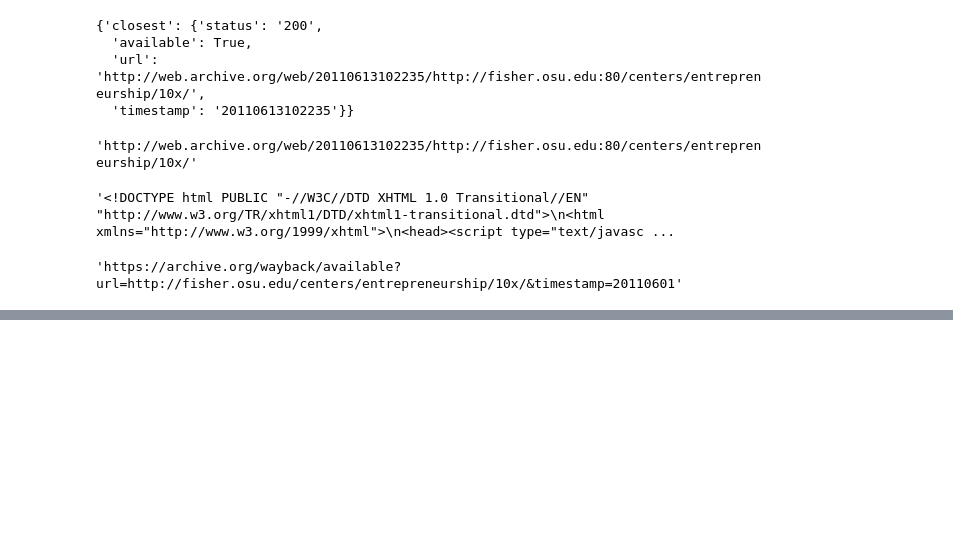
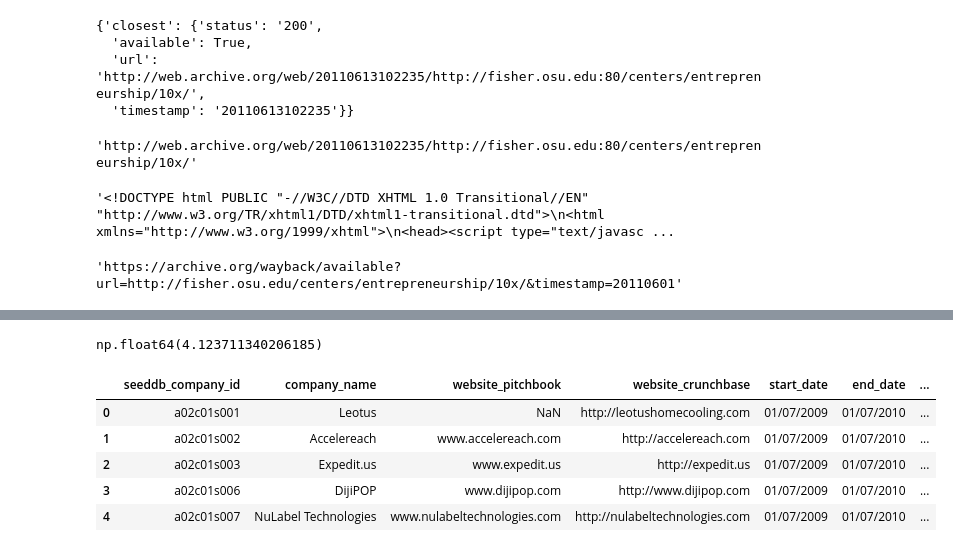
Before and after one commit to alex26626/accelerators_analysis, a Jupyter notebook: accelerators_download.ipynb, the cells around one changed output, grey strips where cells are left out. Saved outputs shown, nothing was run; the diff lists cells and outputs as text; code cells hidden in the pictures; blank space fills up the shorter version.

```diff
--- a/accelerators_download.ipynb
+++ b/accelerators_download.ipynb
@@ -648,0 +664,3 @@ store_page(wayback_url=clean_url,
+# %%
+startups = pd.read_csv('/Users/jing/Documents/RaShips/accelerators/Siti startup per Alex Lucchini.csv')
+startups.head()
@@ -648,0 +674,29 @@ store_page(wayback_url=clean_url,
+# %%
+startups.website_crunchbase.isnull().mean()*100
+# %% [output]
+np.float64(4.123711340206185)
+# %%
+wayback_urls = []
+
+all_websites = startups.website_crunchbase.values
+all_dates = startups.start_date.values
+
+for i in tqdm(range(startups.shape[0])):
+
+    website = all_websites[i]
+    date = pd.to_datetime(all_dates[i])
+    timestamp = date.strftime("%Y%m%d")
+
+    wayback_url = "http://archive.org/wayback/available?url={0}&timestamp={1}".format(website, timestamp)
+    wayback_urls.append(wayback_url)
+
+startups['wayback_url'] = wayback_urls
+
+startups.head()
+# %% [output]
+|  | seeddb_company_id | company_name | website_pitchbook | website_crunchbase | start_date | end_date | ... |
+| 0 | a02c01s001 | Leotus | NaN | http://leotushomecooling.com | 01/07/2009 | 01/07/2010 | ... |
+| 1 | a02c01s002 | Accelereach | www.accelereach.com | http://accelereach.com | 01/07/2009 | 01/07/2010 | ... |
+| 2 | a02c01s003 | Expedit.us | www.expedit.us | http://expedit.us | 01/07/2009 | 01/07/2010 | ... |
+| 3 | a02c01s006 | DijiPOP | www.dijipop.com | http://www.dijipop.com | 01/07/2009 | 01/07/2010 | ... |
+| 4 | a02c01s007 | NuLabel Technologies | www.nulabeltechnologies.com | http://nulabeltechnologies.com | 01/07/2009 | 01/07/2010 | ... |
```
Also changed, not shown: parts of 14 cells of this notebook, 4 other files.
